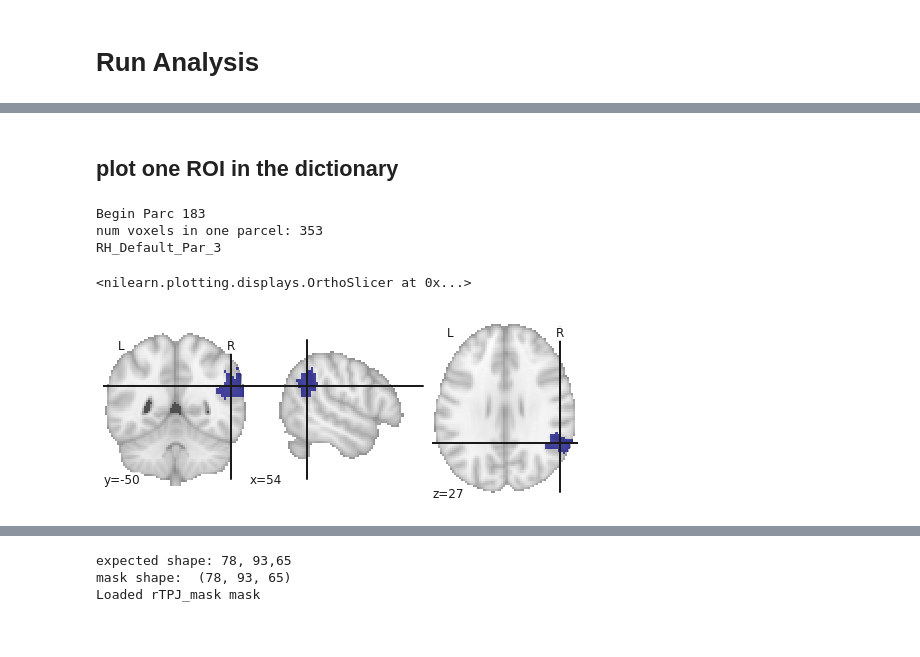
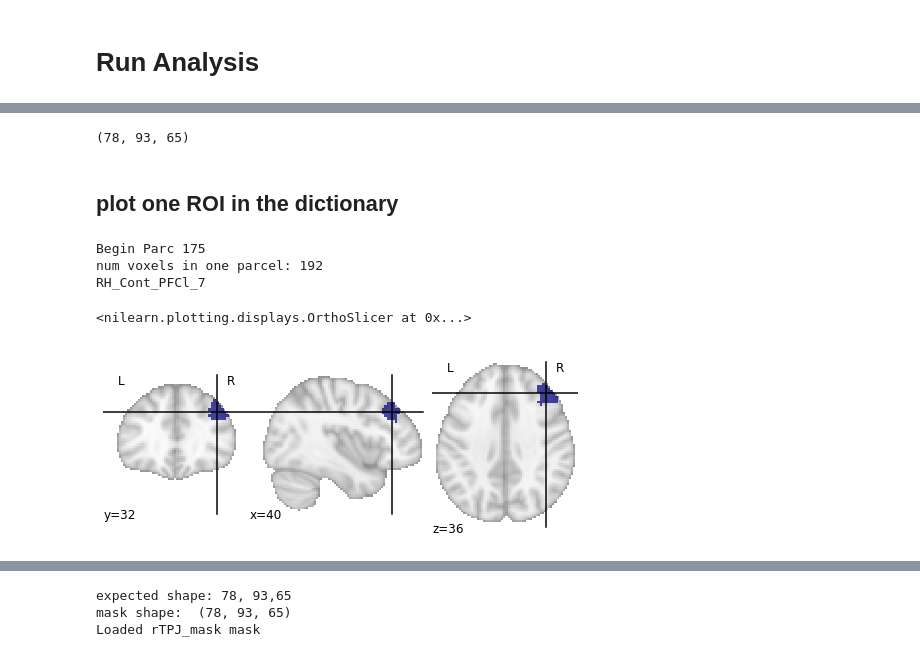
Before and after one commit to isaacrc/MEI_project, a Jupyter notebook: analysis/roi_vis-6-3-23.ipynb, the cells around one changed output, grey strips where cells are left out. Cells and saved outputs as stored; diff of their text form; code cells hidden in the pictures.

```diff
--- a/analysis/roi_vis-6-3-23.ipynb
+++ b/analysis/roi_vis-6-3-23.ipynb
@@ -231,0 +110,22 @@ shape of d object (78, 93, 65)
+# %%
+num_parc = 200 # CHANGE ME
+
+num_net= 7 # CHANGE ME
+# %%
+# LOAD ATLAS #
+## fetch dataset
+dataset = datasets.fetch_atlas_schaefer_2018(n_rois=num_parc, yeo_networks = num_net)
+
+# get nii dataset location
+atlas_filename = dataset.maps
+## get *ROI* atlas labels
+labels = dataset.labels
+
+# resample loaded atlas
+atlas_nii, atlas_np = resample_atlas(atlas_filename, fmri_prep)
+
+
+# ### get network labels
+
+# Load in network labels for each parcell, parcel UNspecific network labels, and the middle parcel within each network
+networks, network_labels, network_idxs = get_network_labels(num_parc, num_net)
@@ -232,3 +140,7 @@ shape of d object (78, 93, 65)
+# %%
+atlas_img.shape
+# %% [output]
+(78, 93, 65)
 # %% [markdown]
 ## plot one ROI in the dictionary
 # %%
@@ -237,25 +151,26 @@ shape of d object (78, 93, 65)
 # %%
 ## Set the ROI num ##
-roi_num = 183
+roi_num = 175
 print("Begin Parc", roi_num)
 
 # How many voxels for this ROI? #
-num_voxels = np.sum(aparc == roi_num)
+num_voxels = np.sum(atlas_np == roi_num)
 print("num voxels in one parcel:", num_voxels)
 # Create an empty that is the shape of d
-roi_tem = np.zeros(d_resamp.shape)
+roi_tem = np.zeros(atlas_np.shape)
 # set all cases where parcel is equal to roi_num, equal to one, everything else zero (creates a mask)
-roi_tem[aparc == roi_num] = 1
+roi_tem[atlas_np == roi_num] = 1
 # Create a nift image of the mask
-roi_img = nib.Nifti1Image(roi_tem, affine = d_resamp.affine, header = d_resamp.header)
-roi_name = labels[roi_num]
-print(roi_name[10:].decode("utf-8"))
+roi_img = nib.Nifti1Image(roi_tem, affine = atlas_nii.affine, header = atlas_nii.header)
+roi_name = labels[roi_num][10:].decode("utf-8")
+print(roi_name)
 #nib.save(roi_img, rois_dir+'/'+ roi_name.decode("utf-8"))
 
+
 plot_roi(roi_img)
 # %% [output]
-Begin Parc 183
-num voxels in one parcel: 353
-RH_Default_Par_3
+Begin Parc 175
+num voxels in one parcel: 192
+RH_Cont_PFCl_7
 <nilearn.plotting.displays.OrthoSlicer at 0x...>
-[figure, old version]
+[figure, new version]
```
Also changed, not shown: parts of 17 cells of this notebook.
